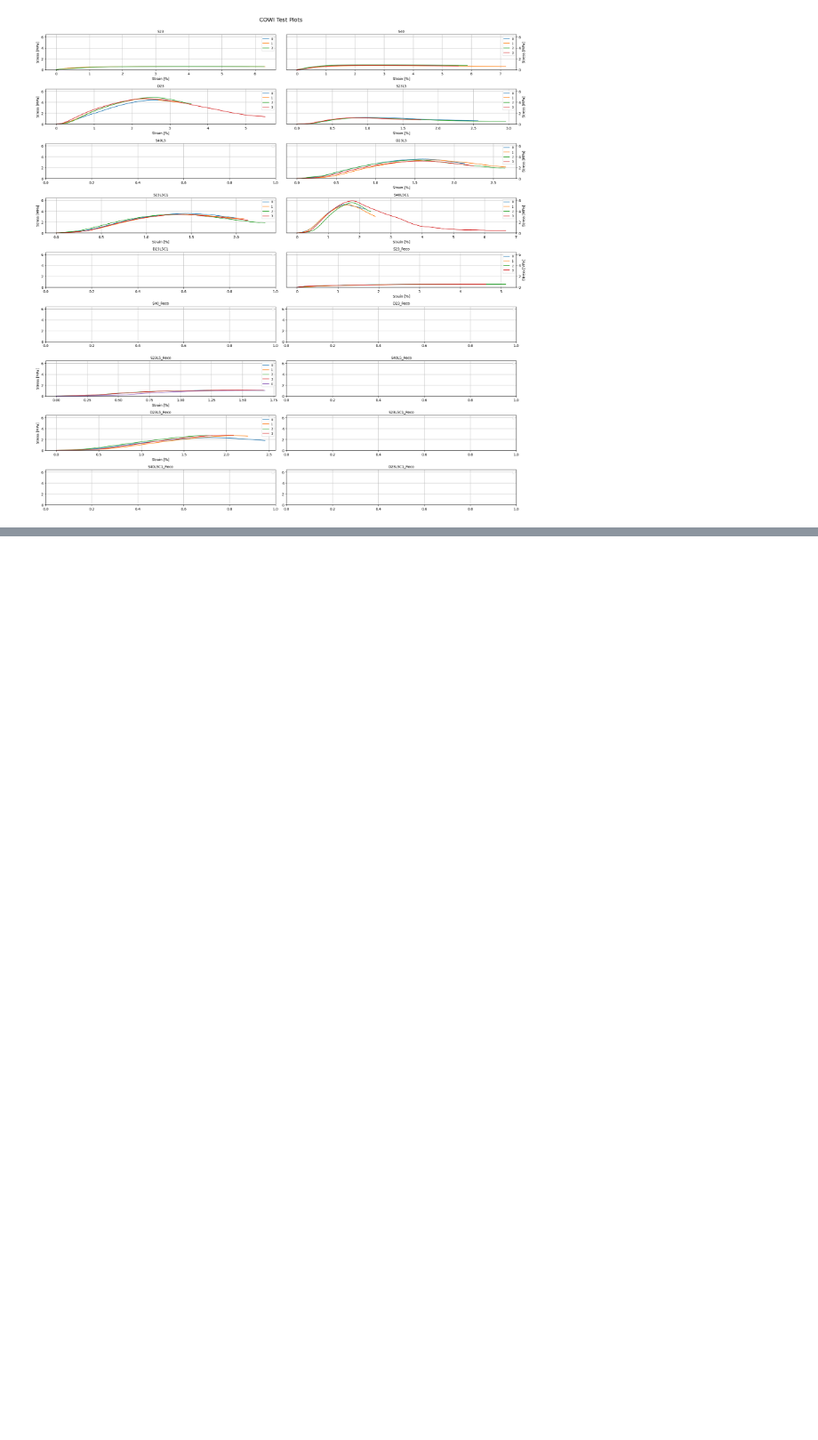
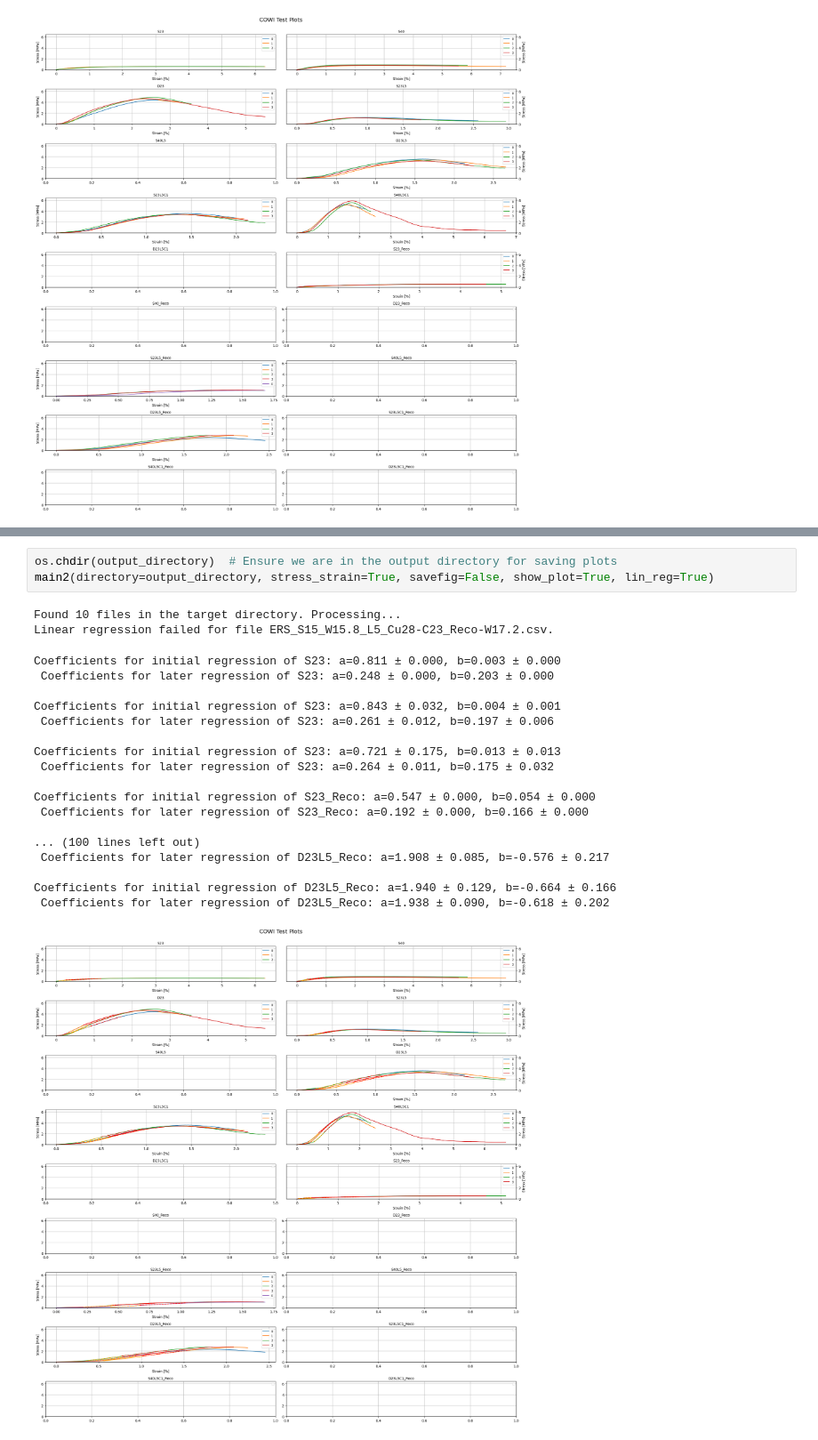
Before and after one commit to KnatteFnatte/cowi_data_extraction, a Jupyter notebook: Eksempel.ipynb, the cells around one changed output, grey strips where cells are left out. Shown at 89% size. Drawn from its saved outputs; the diff is of its cells as text; blank space fills up the shorter version.

Commit message:
Added linear reg
Added the option to do linear regression in the main2() function

```diff
--- a/Eksempel.ipynb
+++ b/Eksempel.ipynb
@@ -76,3 +75,27 @@ Saved figure as compression_test_plots.png
 # %% [markdown]
 ## Og det er ellers der hvor databehandlingen er på nuværende tidspunkt, hvis der er noget der skal tilføjes eller ændres kan vi se på det.
 ![image.png](attachment:image.png)
+# %%
+os.chdir(output_directory)  # Ensure we are in the output directory for saving plots
+main2(directory=output_directory, stress_strain=True, savefig=False, show_plot=True, lin_reg=True)
+# %% [output]
+Found 10 files in the target directory. Processing...
+Linear regression failed for file ERS_S15_W15.8_L5_Cu28-C23_Reco-W17.2.csv.
+Coefficients for initial regression of S23: a=0.811 ± 0.000, b=0.003 ± 0.000
+ Coefficients for later regression of S23: a=0.248 ± 0.000, b=0.203 ± 0.000
+
+Coefficients for initial regression of S23: a=0.843 ± 0.032, b=0.004 ± 0.001
+ Coefficients for later regression of S23: a=0.261 ± 0.012, b=0.197 ± 0.006
+
+Coefficients for initial regression of S23: a=0.721 ± 0.175, b=0.013 ± 0.013
+ Coefficients for later regression of S23: a=0.264 ± 0.011, b=0.175 ± 0.032
+
+Coefficients for initial regression of S23_Reco: a=0.547 ± 0.000, b=0.054 ± 0.000
+ Coefficients for later regression of S23_Reco: a=0.192 ± 0.000, b=0.166 ± 0.000
+
+... (100 lines left out)
+ Coefficients for later regression of D23L5_Reco: a=1.908 ± 0.085, b=-0.576 ± 0.217
+
+Coefficients for initial regression of D23L5_Reco: a=1.940 ± 0.129, b=-0.664 ± 0.166
+ Coefficients for later regression of D23L5_Reco: a=1.938 ± 0.090, b=-0.618 ± 0.202
+[figure, added]
```
Also changed, not shown: parts of 2 cells of this notebook, 1 other file.
